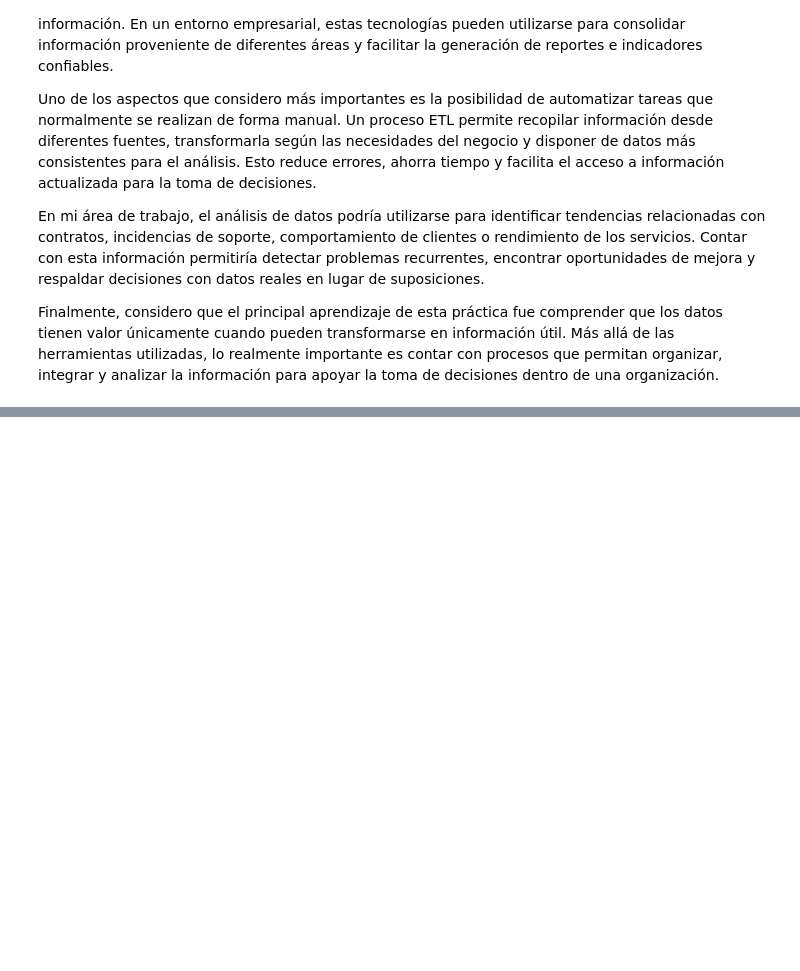
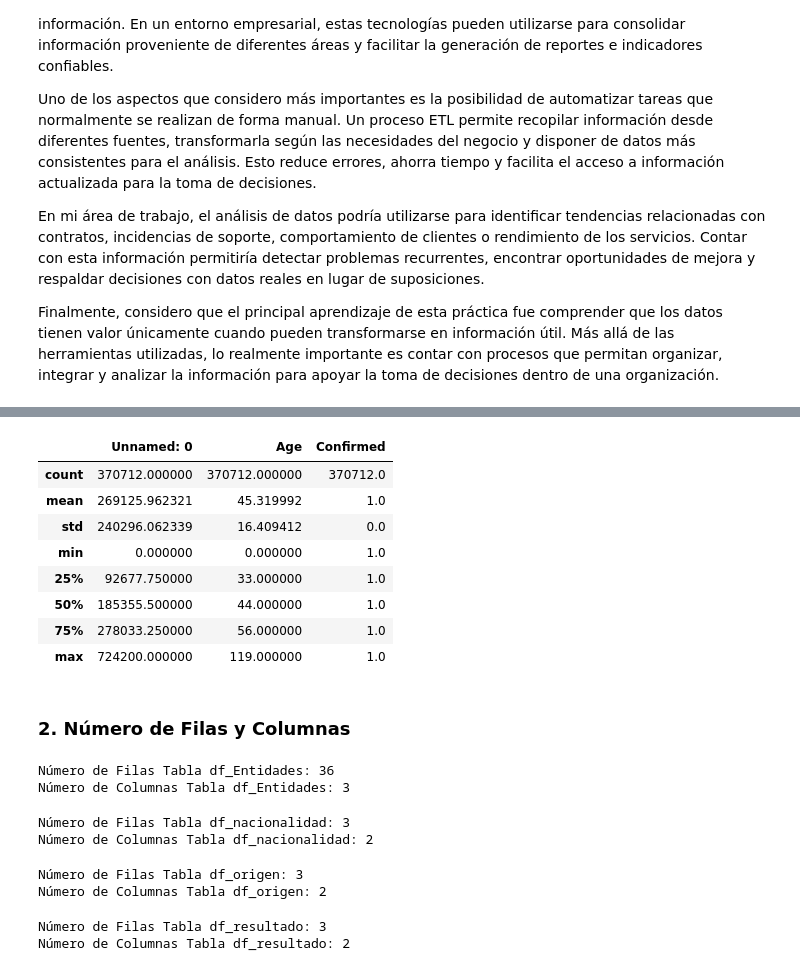
Before and after one commit to germano84-sys/BI-Clase1-G4, a Jupyter notebook: DesarrolloT1G4.ipynb, the cells around one changed output, grey strips where cells are left out. Saved outputs shown, nothing was run; the diff lists cells and outputs as text; code cells hidden in the pictures; blank space fills up the shorter version.

```diff
--- a/DesarrolloT1G4.ipynb
+++ b/DesarrolloT1G4.ipynb
@@ -627,0 +855,38 @@ Finalmente, considero que el principal aprendizaje de esta práctica fue compren
+# %%
+df_casosconfirmados.describe()
+# %% [output]
+|  | Unnamed: 0 | Age | Confirmed |
+| count | 370712.000000 | 370712.000000 | 370712.0 |
+| mean | 269125.962321 | 45.319992 | 1.0 |
+| std | 240296.062339 | 16.409412 | 0.0 |
+| min | 0.000000 | 0.000000 | 1.0 |
+| 25% | 92677.750000 | 33.000000 | 1.0 |
+| 50% | 185355.500000 | 44.000000 | 1.0 |
+| 75% | 278033.250000 | 56.000000 | 1.0 |
+| max | 724200.000000 | 119.000000 | 1.0 |
+# %% [markdown]
+### 2. Número de Filas y Columnas
+# %%
+print(f"Número de Filas Tabla df_Entidades: {df_entidades.shape[0]}")
+print(f"Número de Columnas Tabla df_Entidades: {df_entidades.shape[1]}")
+# %% [output]
+Número de Filas Tabla df_Entidades: 36
+Número de Columnas Tabla df_Entidades: 3
+# %%
+print(f"Número de Filas Tabla df_nacionalidad: {df_nacionalidad.shape[0]}")
+print(f"Número de Columnas Tabla df_nacionalidad: {df_nacionalidad.shape[1]}")
+# %% [output]
+Número de Filas Tabla df_nacionalidad: 3
+Número de Columnas Tabla df_nacionalidad: 2
+# %%
+print(f"Número de Filas Tabla df_origen: {df_origen.shape[0]}")
+print(f"Número de Columnas Tabla df_origen: {df_origen.shape[1]}")
+# %% [output]
+Número de Filas Tabla df_origen: 3
+Número de Columnas Tabla df_origen: 2
+# %%
+print(f"Número de Filas Tabla df_resultado: {df_resultado.shape[0]}")
+print(f"Número de Columnas Tabla df_resultado: {df_resultado.shape[1]}")
+# %% [output]
+Número de Filas Tabla df_resultado: 3
+Número de Columnas Tabla df_resultado: 2
```
Also changed, not shown: parts of 46 cells of this notebook, 1 other file.
